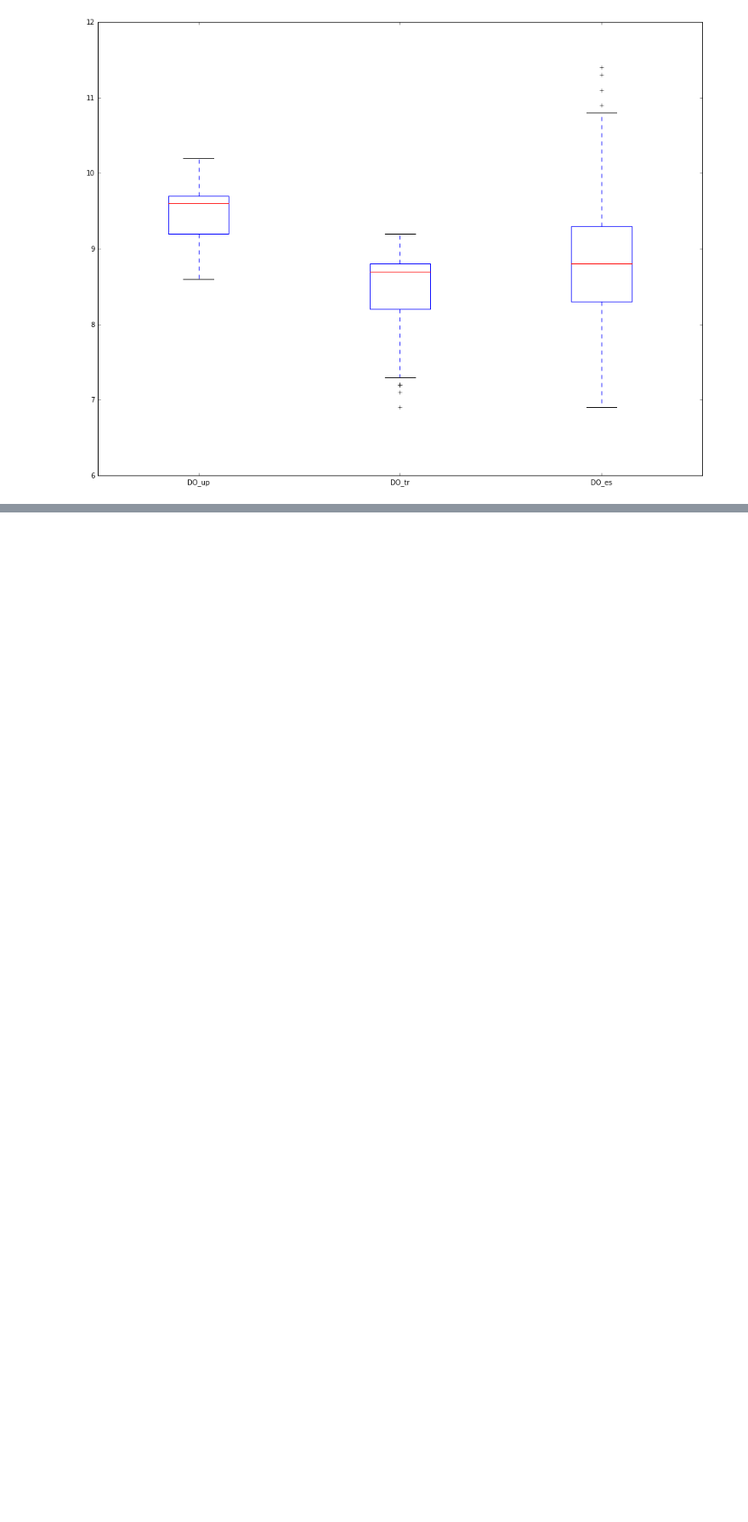
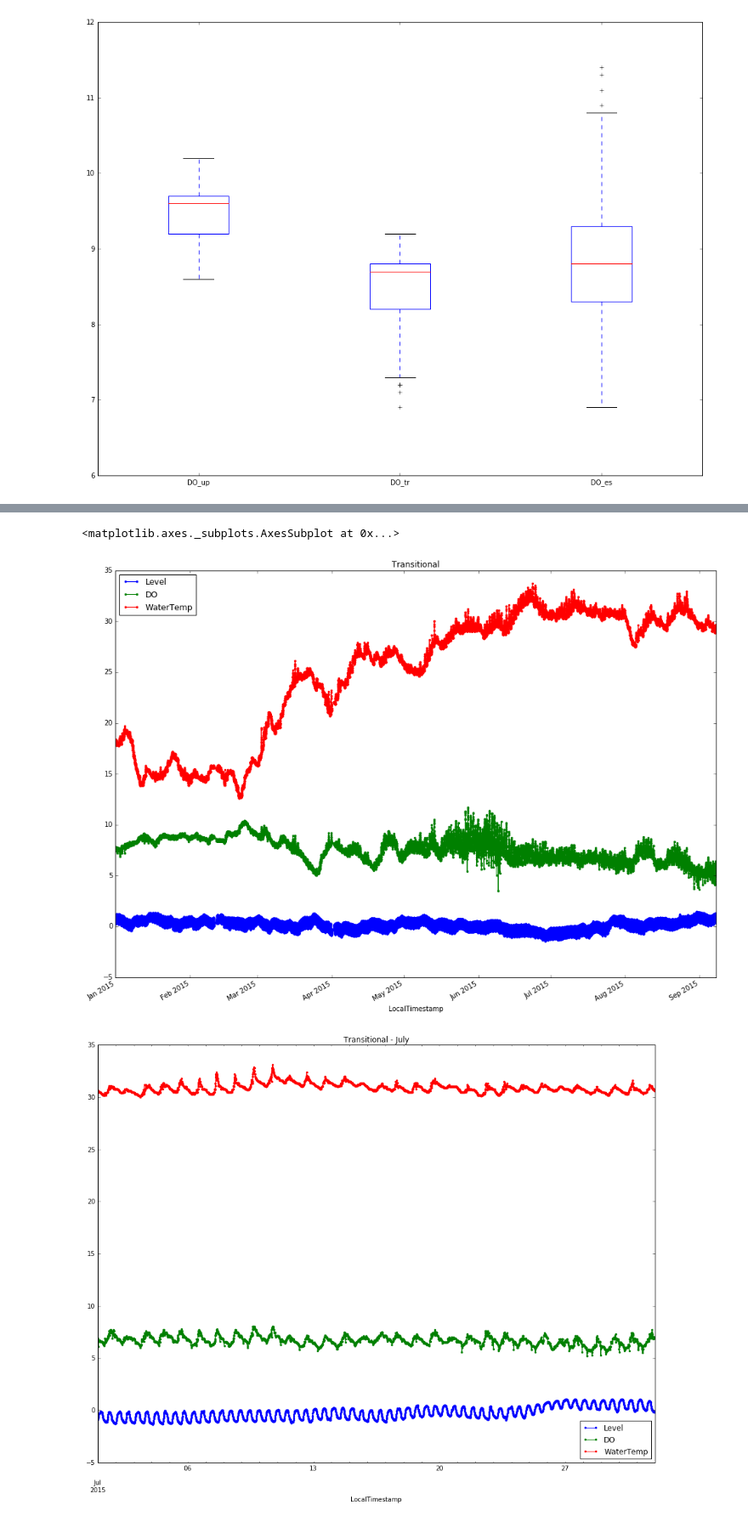
Before and after one commit to nataliegnelson/LSJR_Jupyter_project, a Jupyter notebook: Lower St. Johns River - DO analysis.ipynb, the cells around one changed output, grey strips where cells are left out. Shown at 85% size. Saved outputs shown, nothing was run; the diff lists cells and outputs as text; code cells hidden in the pictures; blank space fills up the shorter version.

```diff
--- a/Lower St. Johns River - DO analysis.ipynb
+++ b/Lower St. Johns River - DO analysis.ipynb
@@ -200,0 +271,15 @@ dfjan.plot.box()
+# %%
+## plot entire transitional dataset
+transitional.dropna().plot(marker='.',title='Transitional')
+
+## create July subset and plot
+transitional_jul = transitional[(transitional.index.month == 7)]
+transitional_jul.dropna().plot(marker='.',title='Transitional - July')
+
+## create January subset and plot
+transitional_jan = transitional[(transitional.index.month == 1)]
+transitional_jan.dropna().plot(marker='.',title='Transitional - January')
+# %% [output]
+<matplotlib.axes._subplots.AxesSubplot at 0x...>
+[figure, added]
+[figure, added]
```
Also changed, not shown: parts of 54 cells of this notebook.
